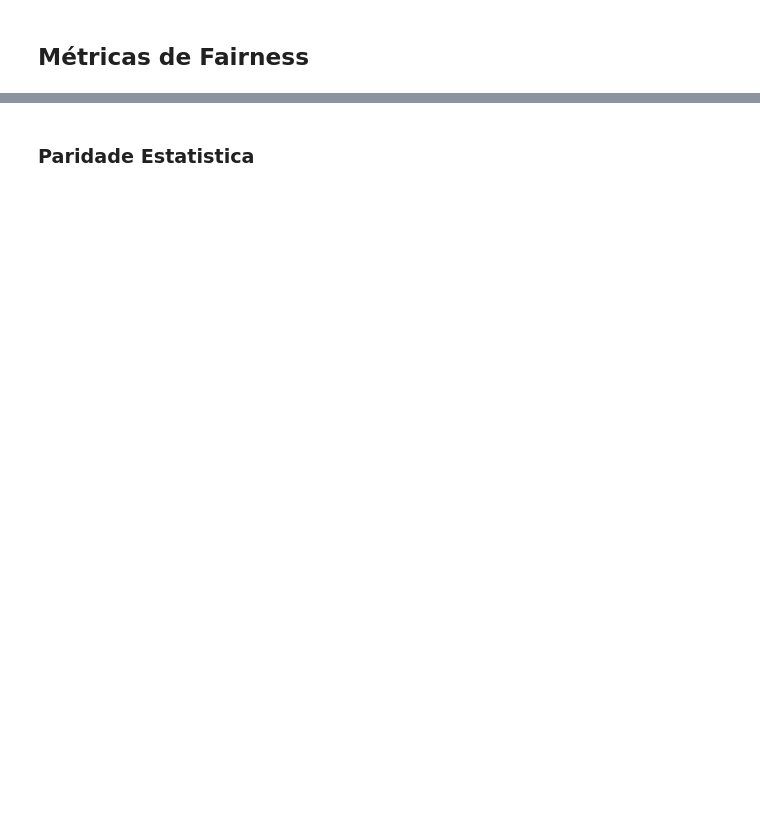
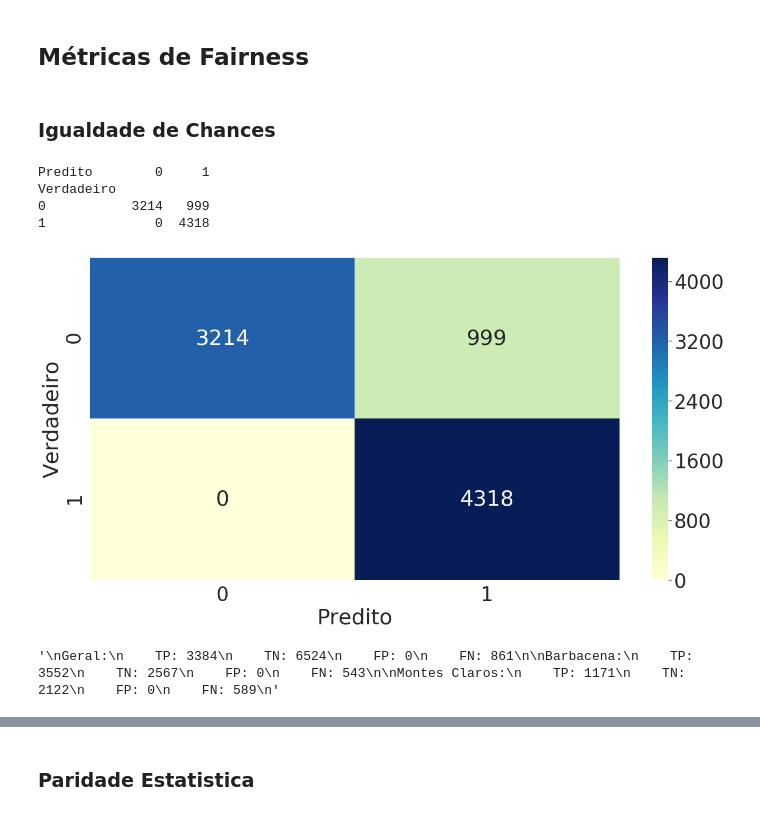
Before and after one commit to martimallow/escola_fechada, a Jupyter notebook: primeiras_analises.ipynb, the cells around one changed output, grey strips where cells are left out. Cells and saved outputs as stored; diff of their text form; code cells hidden in the pictures; blank space fills up the shorter version.

```diff
--- a/primeiras_analises.ipynb
+++ b/primeiras_analises.ipynb
@@ -379,6 +381,6 @@ df2010['TP_SITUACAO_FUNCIONAMENTO_y'] =  df2010['TP_SITUACAO_FUNCIONAMENTO_y'].a
 # %%
-X = df2018['infra'].to_frame()
-Y = df2018['TP_SITUACAO_FUNCIONAMENTO']
+X = df2010['infra'].to_frame()
+Y = df2010['TP_SITUACAO_FUNCIONAMENTO_y']
 # %%
 # loss = log, logistic
 # penalty = none, sem regularizar
@@ -430,0 +442,55 @@ pred_montes_claros = model.predict(X_montes_claros)
+# %% [markdown]
+### Igualdade de Chances
+# %%
+"""data = {'Predito': pred,
+        'Verdadeiro':    Y_test
+        }
+
+df = pd.DataFrame(data, columns=['Predito','Verdadeiro'])
+
+confusion_matrix = pd.crosstab(df['Verdadeiro'], df['Predito'],
+                               rownames=['Verdadeiro'], colnames=['Predito'])
+
+fig = plt.figure(figsize = (20, 10))
+sns.set(font_scale=3)
+sns.heatmap(confusion_matrix, annot=True)"""
+
+data = {'y_Predicted': pred,
+        'y_Actual':    Y_test
+        }
+
+df = pd.DataFrame(data, columns=['y_Actual','y_Predicted'])
+confusion_matrix = pd.crosstab(df['y_Actual'], df['y_Predicted'], rownames=['Verdadeiro'], colnames=['Predito'])
+
+fig = plt.figure(figsize = (20, 10))
+sns.heatmap(confusion_matrix, annot=True, cmap="YlGnBu",fmt='g')
+
+print (confusion_matrix)
+# %% [output]
+Predito        0     1
+Verdadeiro
+0           3214   999
+1              0  4318
+[figure, added]
+# %%
+"""
+Geral:
+    TP: 3384
+    TN: 6524
+    FP: 0
+    FN: 861
+
+Barbacena:
+    TP: 3552
+    TN: 2567
+    FP: 0
+    FN: 543
+
+Montes Claros:
+    TP: 1171
+    TN: 2122
+    FP: 0
+    FN: 589
+"""
+# %% [output]
+'\nGeral:\n    TP: 3384\n    TN: 6524\n    FP: 0\n    FN: 861\n\nBarbacena:\n    TP: 3552\n    TN: 2567\n    FP: 0\n    FN: 543\n\nMontes Claros:\n    TP: 1171\n    TN: 2122\n    FP: 0\n    FN: 589\n'
```
Also changed, not shown: parts of 18 cells of this notebook.
